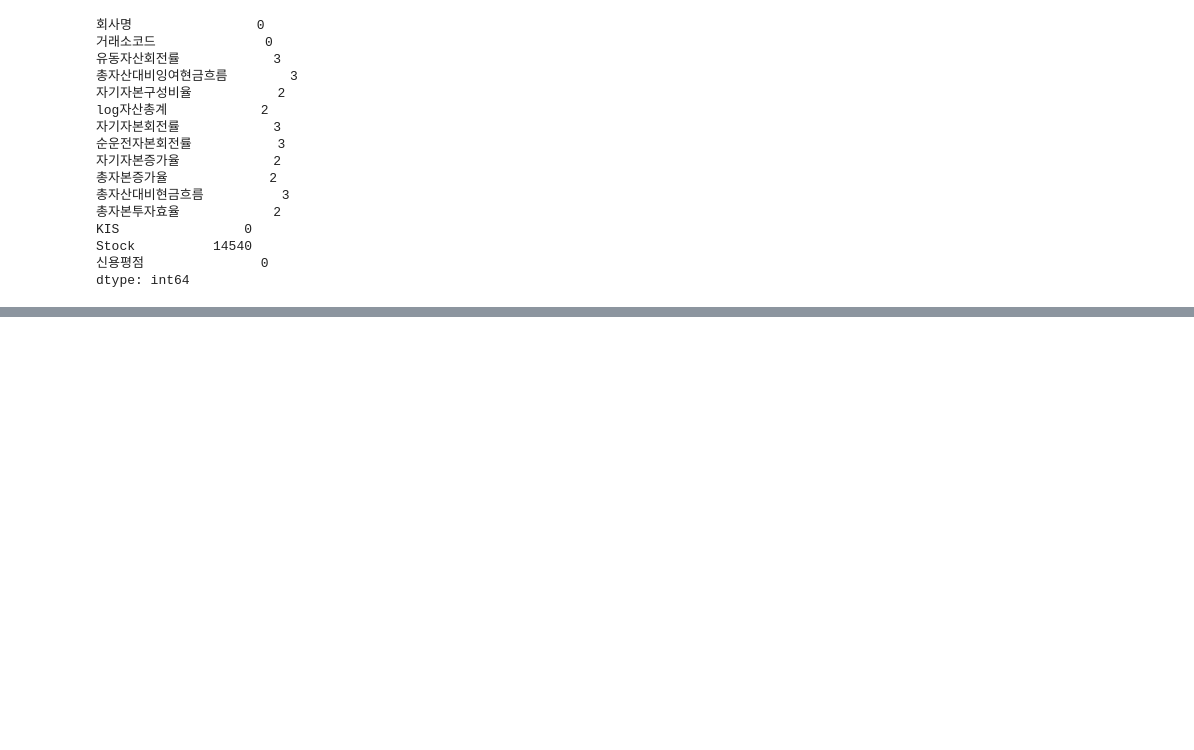
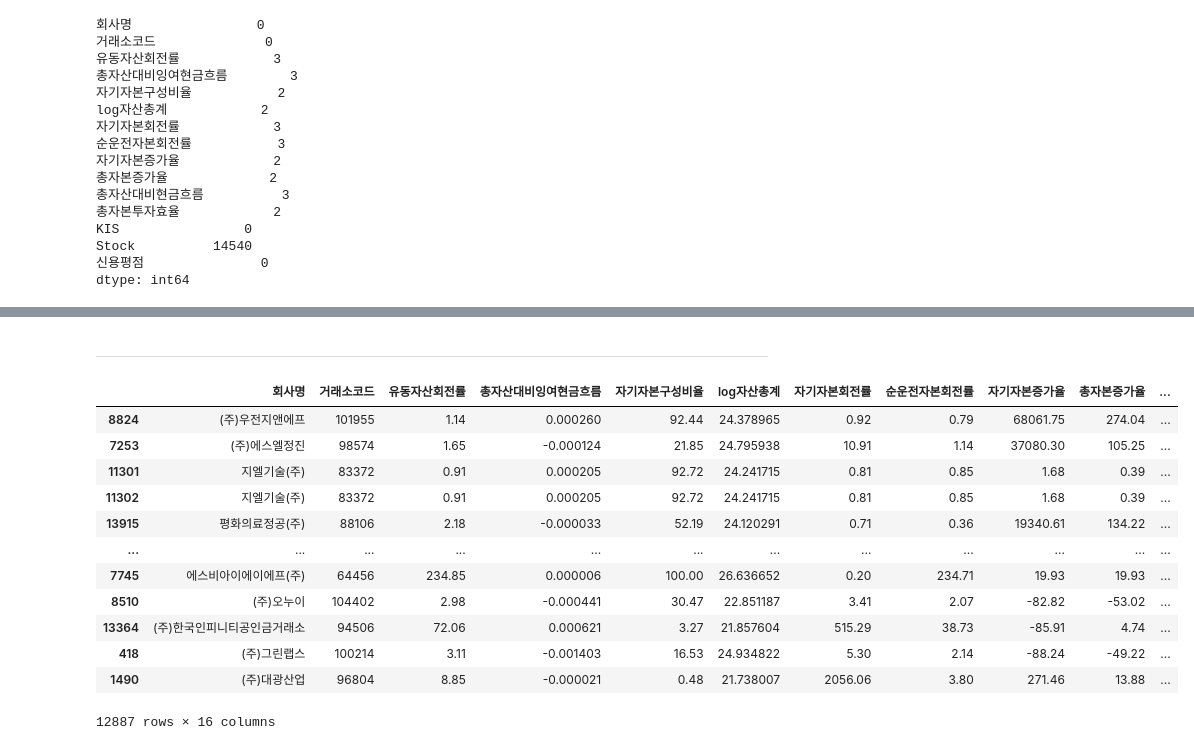
Before and after one commit to youngsang114/Project_2, a Jupyter notebook: 등급화/등급화_외감.ipynb, the cells around one changed output, grey strips where cells are left out. Drawn from its saved outputs; the diff is of its cells as text; code cells hidden in the pictures; blank space fills up the shorter version.

```diff
--- a/등급화/등급화_외감.ipynb
+++ b/등급화/등급화_외감.ipynb
@@ -120,0 +122,18 @@ df_등급화[['dp_score','신용평점']].groupby('신용평점').mean()
+# %% [markdown]
+---
+# %%
+df_등급화.sort_values('dp_score',ascending=False)
+# %% [output]
+|  | 회사명 | 거래소코드 | 유동자산회전률 | 총자산대비잉여현금흐름 | 자기자본구성비율 | log자산총계 | 자기자본회전률 | 순운전자본회전률 | 자기자본증가율 | 총자본증가율 | ... |
+| 8824 | (주)우전지앤에프 | 101955 | 1.14 | 0.000260 | 92.44 | 24.378965 | 0.92 | 0.79 | 68061.75 | 274.04 | ... |
+| 7253 | (주)에스엘정진 | 98574 | 1.65 | -0.000124 | 21.85 | 24.795938 | 10.91 | 1.14 | 37080.30 | 105.25 | ... |
+| 11301 | 지엘기술(주) | 83372 | 0.91 | 0.000205 | 92.72 | 24.241715 | 0.81 | 0.85 | 1.68 | 0.39 | ... |
+| 11302 | 지엘기술(주) | 83372 | 0.91 | 0.000205 | 92.72 | 24.241715 | 0.81 | 0.85 | 1.68 | 0.39 | ... |
+| 13915 | 평화의료정공(주) | 88106 | 2.18 | -0.000033 | 52.19 | 24.120291 | 0.71 | 0.36 | 19340.61 | 134.22 | ... |
+| ... | ... | ... | ... | ... | ... | ... | ... | ... | ... | ... | ... |
+| 7745 | 에스비아이에이에프(주) | 64456 | 234.85 | 0.000006 | 100.00 | 26.636652 | 0.20 | 234.71 | 19.93 | 19.93 | ... |
+| 8510 | (주)오누이 | 104402 | 2.98 | -0.000441 | 30.47 | 22.851187 | 3.41 | 2.07 | -82.82 | -53.02 | ... |
+| 13364 | (주)한국인피니티공인금거래소 | 94506 | 72.06 | 0.000621 | 3.27 | 21.857604 | 515.29 | 38.73 | -85.91 | 4.74 | ... |
+| 418 | (주)그린랩스 | 100214 | 3.11 | -0.001403 | 16.53 | 24.934822 | 5.30 | 2.14 | -88.24 | -49.22 | ... |
+| 1490 | (주)대광산업 | 96804 | 8.85 | -0.000021 | 0.48 | 21.738007 | 2056.06 | 3.80 | 271.46 | 13.88 | ... |
+12887 rows × 16 columns
```
Also changed, not shown: parts of 3 cells of this notebook, 2 other files.
